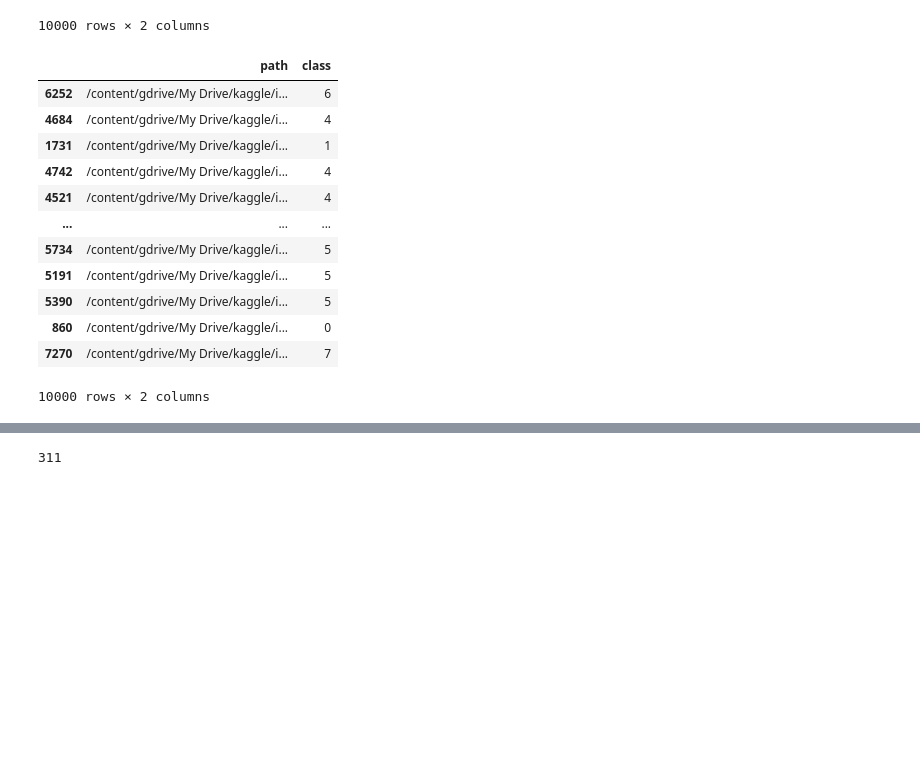
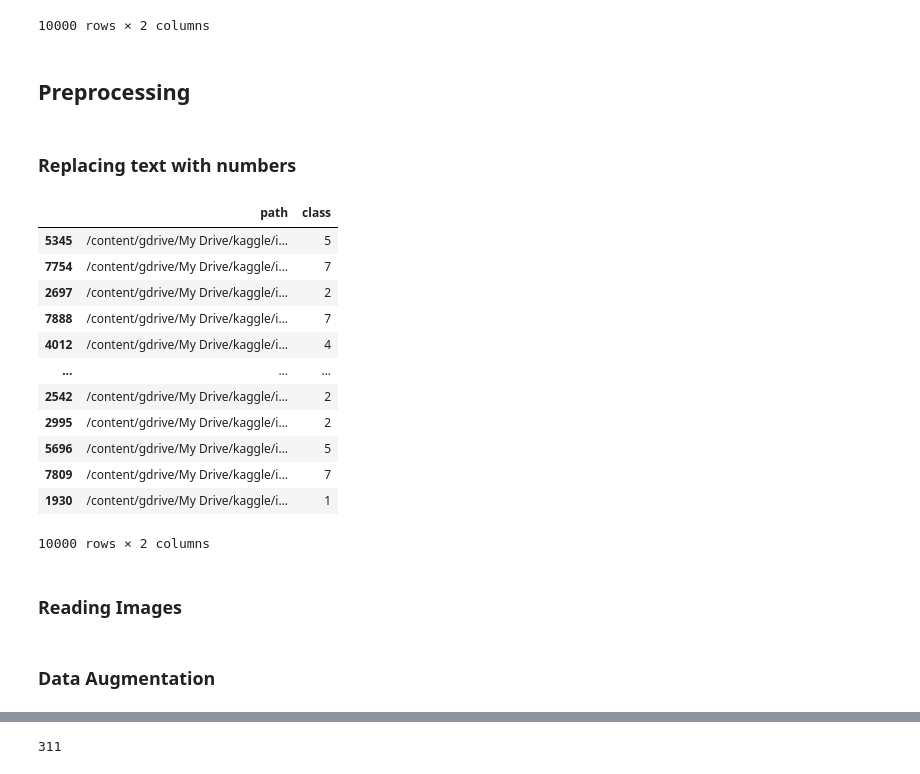
Before and after one commit to alihamandi/codelab-ml-final-project, a Jupyter notebook: Final_Project.ipynb, the cells around one changed output, grey strips where cells are left out. Drawn from its saved outputs; the diff is of its cells as text; code cells hidden in the pictures; blank space fills up the shorter version.

```diff
--- a/Final_Project.ipynb
+++ b/Final_Project.ipynb
@@ -153,23 +167,29 @@ data_df
 | 9998 | /content/gdrive/My Drive/kaggle/i... | apple_pie |
 | 9999 | /content/gdrive/My Drive/kaggle/i... | apple_pie |
 10000 rows × 2 columns
+# %% [markdown]
+## Preprocessing
+# %% [markdown]
+### Replacing text with numbers
 # %%
-data_df_copy = data_df.replace(value_dict)
+data_df_copy['class'] = data_df['class'].replace(value_dict)
 
 data_df_copy = data_df_copy.sample(frac = 1, random_state = 42)
 
+# data_df_copy['class'].replace(tf.one_hot(data_df_copy['class'], depth = len(value_dict)), inplace = True)
+
 data_df_copy
 # %% [output]
 |  | path | class |
-| 6252 | /content/gdrive/My Drive/kaggle/i... | 6 |
-| 4684 | /content/gdrive/My Drive/kaggle/i... | 4 |
-| 1731 | /content/gdrive/My Drive/kaggle/i... | 1 |
-| 4742 | /content/gdrive/My Drive/kaggle/i... | 4 |
-| 4521 | /content/gdrive/My Drive/kaggle/i... | 4 |
+| 5345 | /content/gdrive/My Drive/kaggle/i... | 5 |
+| 7754 | /content/gdrive/My Drive/kaggle/i... | 7 |
+| 2697 | /content/gdrive/My Drive/kaggle/i... | 2 |
+| 7888 | /content/gdrive/My Drive/kaggle/i... | 7 |
+| 4012 | /content/gdrive/My Drive/kaggle/i... | 4 |
 | ... | ... | ... |
-| 5734 | /content/gdrive/My Drive/kaggle/i... | 5 |
-| 5191 | /content/gdrive/My Drive/kaggle/i... | 5 |
-| 5390 | /content/gdrive/My Drive/kaggle/i... | 5 |
-| 860 | /content/gdrive/My Drive/kaggle/i... | 0 |
-| 7270 | /content/gdrive/My Drive/kaggle/i... | 7 |
+| 2542 | /content/gdrive/My Drive/kaggle/i... | 2 |
+| 2995 | /content/gdrive/My Drive/kaggle/i... | 2 |
+| 5696 | /content/gdrive/My Drive/kaggle/i... | 5 |
+| 7809 | /content/gdrive/My Drive/kaggle/i... | 7 |
+| 1930 | /content/gdrive/My Drive/kaggle/i... | 1 |
 10000 rows × 2 columns
@@ -176,3 +200,5 @@ data_df_copy
+# %% [markdown]
+### Reading Images
 # %%
 def img_from_path(image_path, label):
 
@@ -185,6 +211,8 @@ def img_from_path(image_path, label):
   label = tf.one_hot(label, depth = len(value_dict))
 
   return image, label
+# %% [markdown]
+### Data Augmentation
 # %%
 def augment_image(image, label):
 
```
Also changed, not shown: parts of 32 cells of this notebook.
